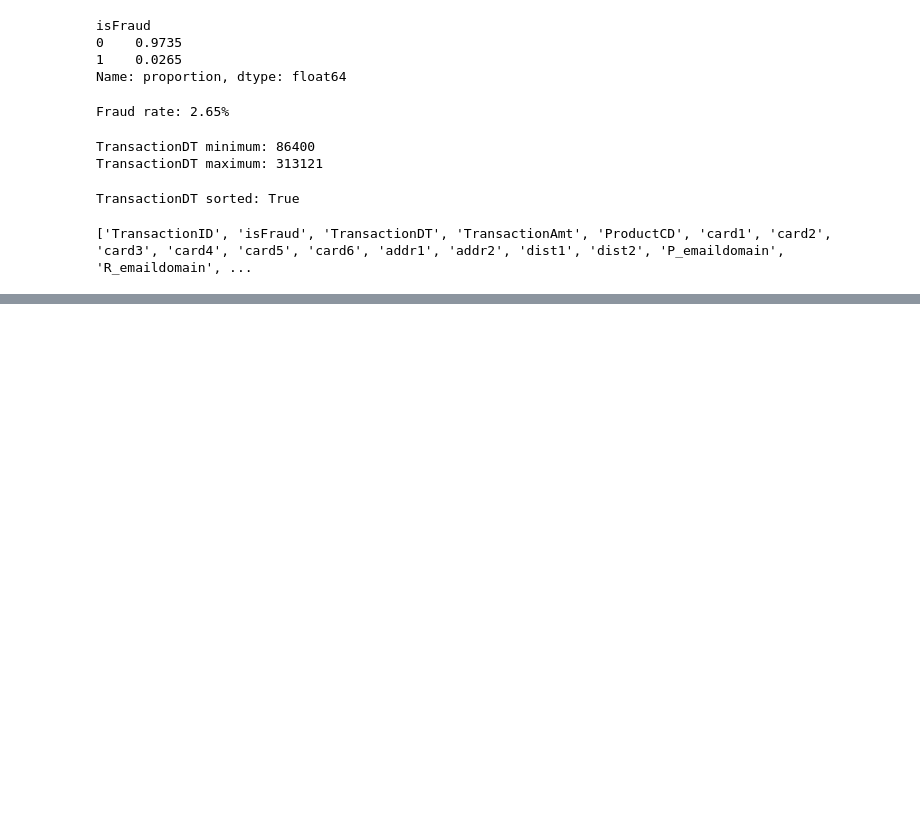
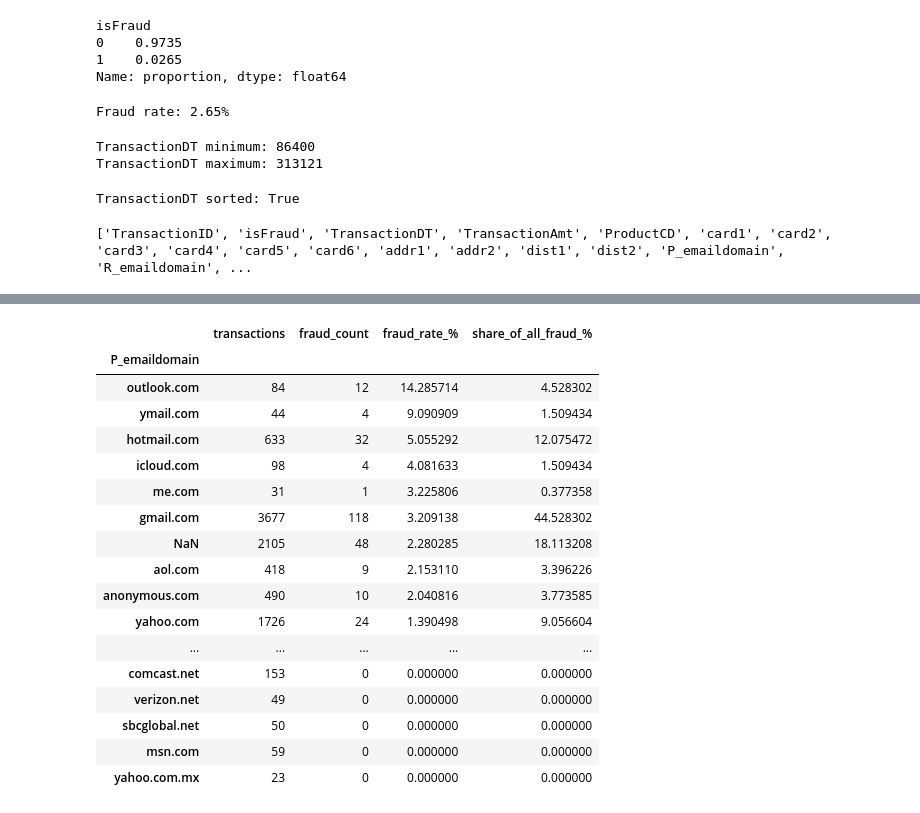
Before and after one commit to nileshkatuwal/fraud-detection-risk-scoring, a Jupyter notebook: notebooks/01_data_understanding.ipynb, the cells around one changed output, grey strips where cells are left out. Drawn from its saved outputs; the diff is of its cells as text; code cells hidden in the pictures; blank space fills up the shorter version.

```diff
--- a/notebooks/01_data_understanding.ipynb
+++ b/notebooks/01_data_understanding.ipynb
@@ -93,0 +479,36 @@ print(train_sample.columns.tolist())
+# %%
+# Analyze fraud rate for each purchaser email domain.
+# We use the function we created earlier so that we get:
+# - number of transactions
+# - number of fraud cases
+# - fraud rate
+# - share of all fraud cases
+#
+# min_transactions=20 removes very small domains from the displayed
+# results because their fraud rates can be unstable.
+email_analysis = analyze_categorical_feature(
+    train_sample,
+    "P_emaildomain",
+    min_transactions=20
+)
+
+email_analysis
+# %% [output]
+|  | transactions | fraud_count | fraud_rate_% | share_of_all_fraud_% |
+| P_emaildomain |  |  |  |  |
+| outlook.com | 84 | 12 | 14.285714 | 4.528302 |
+| ymail.com | 44 | 4 | 9.090909 | 1.509434 |
+| hotmail.com | 633 | 32 | 5.055292 | 12.075472 |
+| icloud.com | 98 | 4 | 4.081633 | 1.509434 |
+| me.com | 31 | 1 | 3.225806 | 0.377358 |
+| gmail.com | 3677 | 118 | 3.209138 | 44.528302 |
+| NaN | 2105 | 48 | 2.280285 | 18.113208 |
+| aol.com | 418 | 9 | 2.153110 | 3.396226 |
+| anonymous.com | 490 | 10 | 2.040816 | 3.773585 |
+| yahoo.com | 1726 | 24 | 1.390498 | 9.056604 |
+| ... | ... | ... | ... | ... |
+| comcast.net | 153 | 0 | 0.000000 | 0.000000 |
+| verizon.net | 49 | 0 | 0.000000 | 0.000000 |
+| sbcglobal.net | 50 | 0 | 0.000000 | 0.000000 |
+| msn.com | 59 | 0 | 0.000000 | 0.000000 |
+| yahoo.com.mx | 23 | 0 | 0.000000 | 0.000000 |
```
Also changed, not shown: parts of 32 cells of this notebook.
